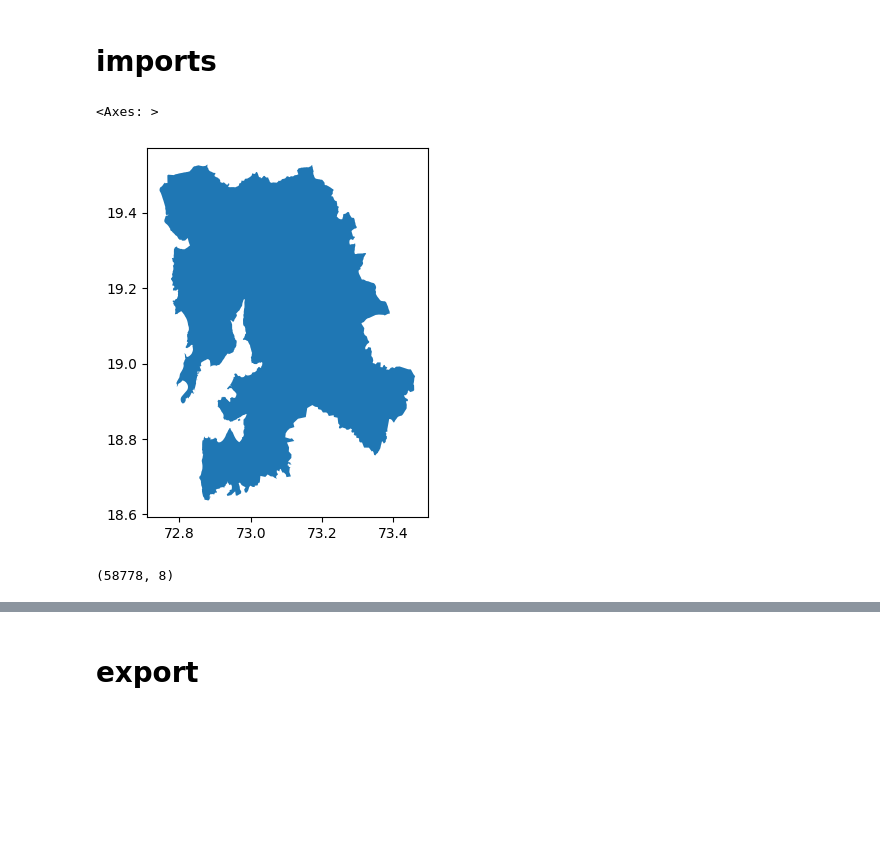
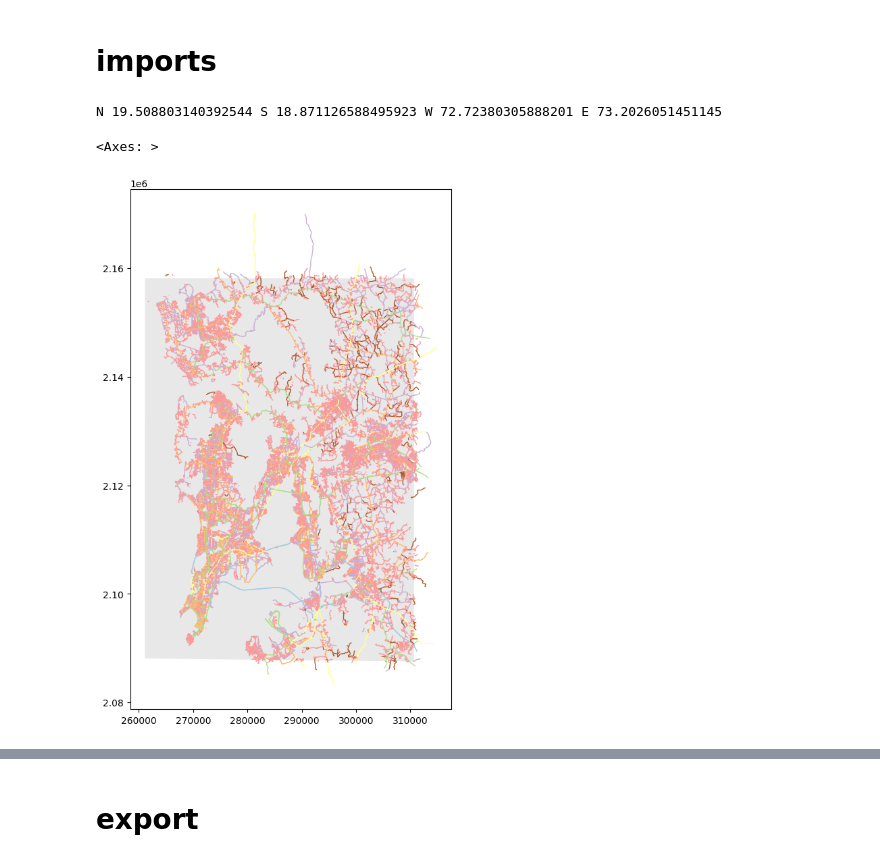
Before and after one commit to alexandrepereiraarq/geo_functions, a Jupyter notebook: src/data/03_road_import_by_AOI.ipynb, the cells around one changed output, grey strips where cells are left out. Saved outputs shown, nothing was run; the diff lists cells and outputs as text; code cells hidden in the pictures; blank space fills up the shorter version.

```diff
--- a/src/data/03_road_import_by_AOI.ipynb
+++ b/src/data/03_road_import_by_AOI.ipynb
@@ -33,27 +28,32 @@ area = ox.geocode_to_gdf(place_name)
-# %%
-area.plot()
-# %% [output]
-<Axes: >
-[figure, removed]
+# %%
+#bounds provides minx, miny, maxx, maxy
+aoi_coords = AOI_gdf.to_crs(epsg='4326').envelope
+bbox_df = gpd.GeoDataFrame(geometry=aoi_coords)
+print('N',aoi_coords.bounds.values[0][3],'S',aoi_coords.bounds.values[0][1],'W',aoi_coords.bounds.values[0][0],'E',aoi_coords.bounds.values[0][2])
+# %% [output]
+N 19.508803140392544 S 18.871126588495923 W 72.72380305888201 E 73.2026051451145
 # %%
 # List key-value pairs for tags
 tags = {'highway': ['primary', 'secondary', 'tertiary', 'residential', 'unclassified', 'trunk', 'motorway']}
 col_list = ['osmid','name','source','geometry', 'highway','surface','lanes','incline'] #OSM has hundreds of cols, we just want a few. For info, check roads.columns
 
-roads = ox.features_from_place(place_name, tags=tags)
+roads = ox.features_from_bbox(north=aoi_coords.bounds.values[0][3],
+                              south=aoi_coords.bounds.values[0][1],
+                              west=aoi_coords.bounds.values[0][0],
+                              east=aoi_coords.bounds.values[0][2],
+                              tags=tags)
 roads.reset_index(inplace=True)
 
 #filtering out the wrong geometries (POLYGON or POINT) and element types (NODE)
 roads = roads.loc[(roads.geometry.type=='LineString')&(roads.element_type == 'way'), col_list]
 #convert the CRS of roads to the same as AOI
 roads.to_crs(AOI_gdf.crs,inplace=True)
 
-roads.shape
-
 #plot them
 roads.plot('highway',ax=AOI_gdf.plot(figsize=(10, 10),  alpha=0.5, color='lightgray'),cmap='Paired', linewidth=1, zorder=2)
 # %% [output]
-(58778, 8)
+<Axes: >
+[figure, added]
 # %%
 #clip using geopandas, the mask is the AOI we imported above
 clipped_gdf = gpd.clip(roads, mask=AOI_gdf, keep_geom_type=True)
```
Also changed, not shown: parts of 2 cells of this notebook, 5 other files.
